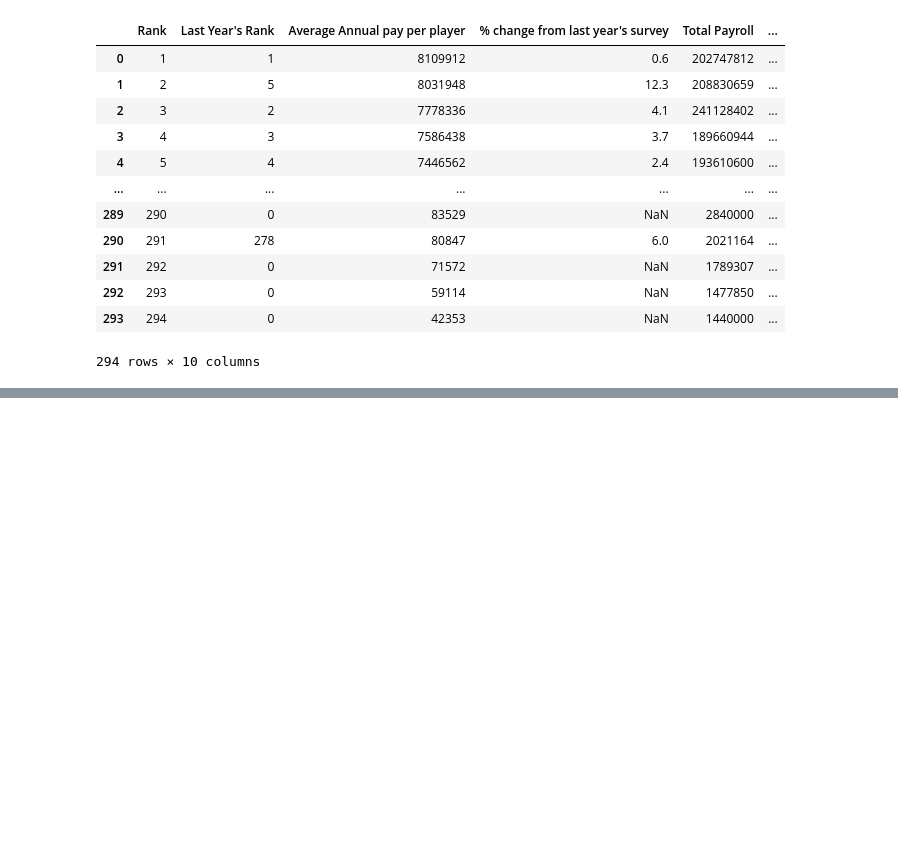
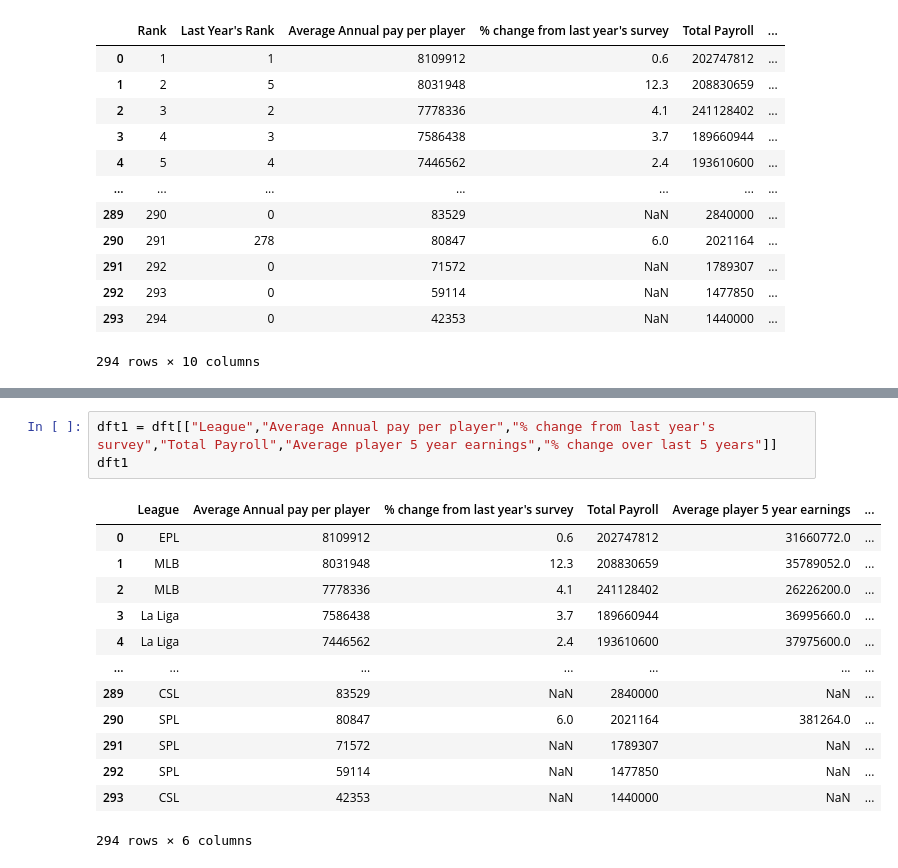
Before and after one commit to arjun-verma/Major_Project, a Jupyter notebook: analysis/univariate.ipynb, the cells around one changed output, grey strips where cells are left out. Saved outputs shown, nothing was run; the diff lists cells and outputs as text; blank space fills up the shorter version.

```diff
--- a/analysis/univariate.ipynb
+++ b/analysis/univariate.ipynb
@@ -105,0 +144,17 @@ dft
+# %%
+dft1 = dft[["League","Average Annual pay per player","% change from last year's survey","Total Payroll","Average player 5 year earnings","% change over last 5 years"]]
+dft1
+# %% [output]
+|  | League | Average Annual pay per player | % change from last year's survey | Total Payroll | Average player 5 year earnings | ... |
+| 0 | EPL | 8109912 | 0.6 | 202747812 | 31660772.0 | ... |
+| 1 | MLB | 8031948 | 12.3 | 208830659 | 35789052.0 | ... |
+| 2 | MLB | 7778336 | 4.1 | 241128402 | 26226200.0 | ... |
+| 3 | La Liga | 7586438 | 3.7 | 189660944 | 36995660.0 | ... |
+| 4 | La Liga | 7446562 | 2.4 | 193610600 | 37975600.0 | ... |
+| ... | ... | ... | ... | ... | ... | ... |
+| 289 | CSL | 83529 | NaN | 2840000 | NaN | ... |
+| 290 | SPL | 80847 | 6.0 | 2021164 | 381264.0 | ... |
+| 291 | SPL | 71572 | NaN | 1789307 | NaN | ... |
+| 292 | SPL | 59114 | NaN | 1477850 | NaN | ... |
+| 293 | CSL | 42353 | NaN | 1440000 | NaN | ... |
+294 rows × 6 columns
```
Also changed, not shown: parts of 6 cells of this notebook.
